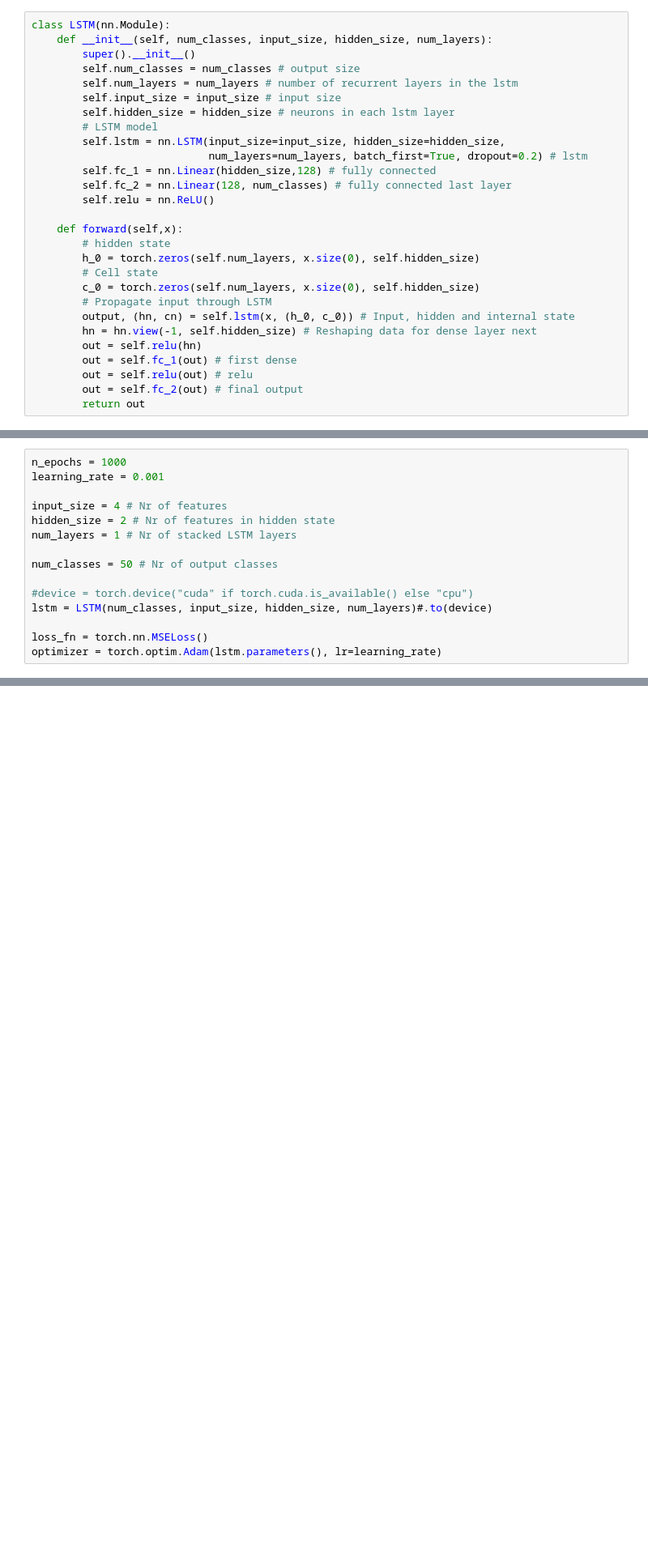
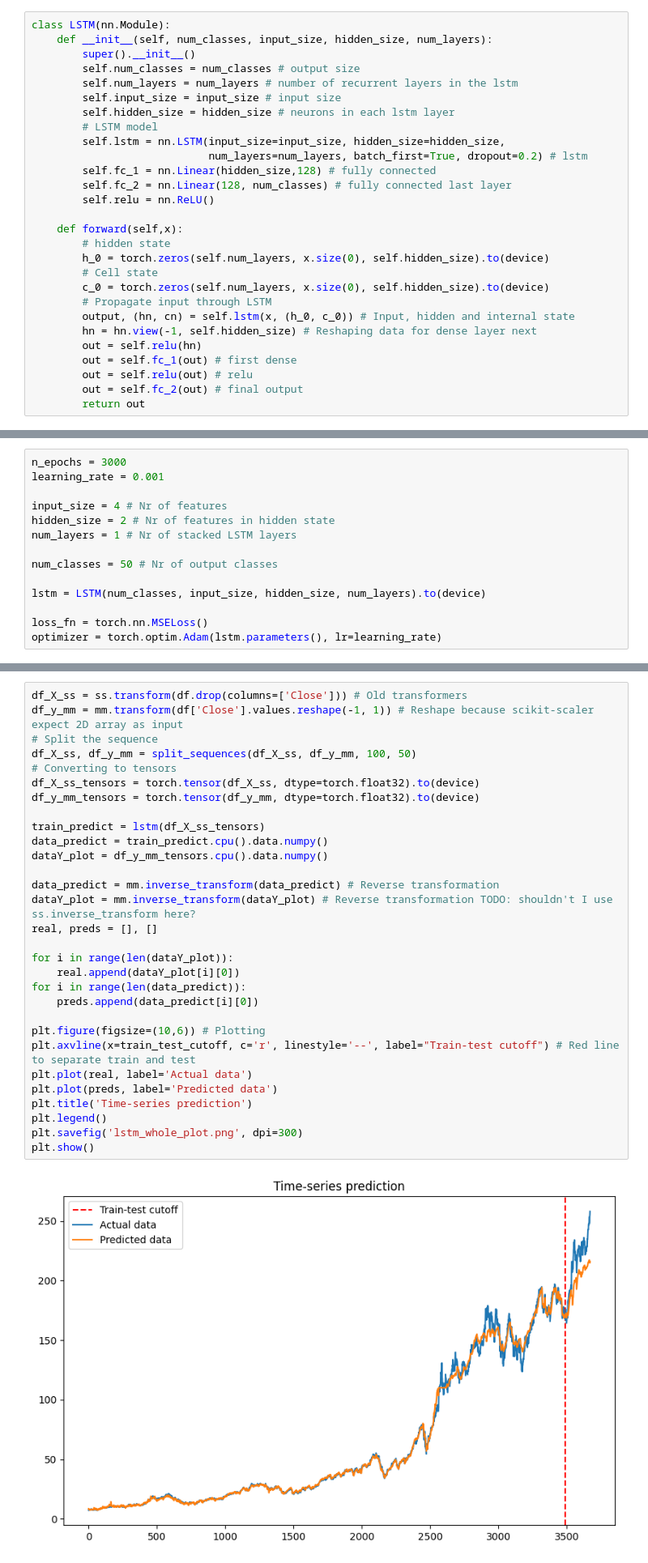
Before and after one commit to martinsandor707/Geometric_DataAnalysis, a Jupyter notebook: lstm.ipynb, the cells around one changed output, grey strips where cells are left out. Shown: that part at 81% size. Saved outputs shown, nothing was run; the diff lists cells and outputs as text; blank space fills up the shorter version.

Commit message:
Completed lstm with mysterious offset

```diff
--- a/lstm.ipynb
+++ b/lstm.ipynb
@@ -219,9 +220,9 @@ class LSTM(nn.Module):
 
     def forward(self,x):
         # hidden state
-        h_0 = torch.zeros(self.num_layers, x.size(0), self.hidden_size)
+        h_0 = torch.zeros(self.num_layers, x.size(0), self.hidden_size).to(device)
         # Cell state
-        c_0 = torch.zeros(self.num_layers, x.size(0), self.hidden_size)
+        c_0 = torch.zeros(self.num_layers, x.size(0), self.hidden_size).to(device)
         # Propagate input through LSTM
         output, (hn, cn) = self.lstm(x, (h_0, c_0)) # Input, hidden and internal state
         hn = hn.view(-1, self.hidden_size) # Reshaping data for dense layer next
@@ -255,7 +250,7 @@ def training_loop(n_epochs, lstm, optimizer, loss_fn, X_train, y_train, X_test,
         if epoch % 100 == 0:
             print(f"Epoch: {epoch}, Train Loss: {round(loss.item(),5)}, Test Loss: {round(test_loss.item(),5)}")
 # %%
-n_epochs = 1000
+n_epochs = 3000
 learning_rate = 0.001
 
 input_size = 4 # Nr of features
@@ -264,8 +259,7 @@ num_layers = 1 # Nr of stacked LSTM layers
 
 num_classes = 50 # Nr of output classes
 
-#device = torch.device("cuda" if torch.cuda.is_available() else "cpu")
-lstm = LSTM(num_classes, input_size, hidden_size, num_layers)#.to(device)
+lstm = LSTM(num_classes, input_size, hidden_size, num_layers).to(device)
 
 loss_fn = torch.nn.MSELoss()
 optimizer = torch.optim.Adam(lstm.parameters(), lr=learning_rate)
@@ -316,0 +295,32 @@ df[train_size:len(X)]
+# %%
+df_X_ss = ss.transform(df.drop(columns=['Close'])) # Old transformers
+df_y_mm = mm.transform(df['Close'].values.reshape(-1, 1)) # Reshape because scikit-scaler expect 2D array as input
+# Split the sequence
+df_X_ss, df_y_mm = split_sequences(df_X_ss, df_y_mm, 100, 50)
+# Converting to tensors
+df_X_ss_tensors = torch.tensor(df_X_ss, dtype=torch.float32).to(device)
+df_y_mm_tensors = torch.tensor(df_y_mm, dtype=torch.float32).to(device)
+
+train_predict = lstm(df_X_ss_tensors)
+data_predict = train_predict.cpu().data.numpy()
+dataY_plot = df_y_mm_tensors.cpu().data.numpy()
+
+data_predict = mm.inverse_transform(data_predict) # Reverse transformation
+dataY_plot = mm.inverse_transform(dataY_plot) # Reverse transformation TODO: shouldn't I use ss.inverse_transform here?
+real, preds = [], []
+
+for i in range(len(dataY_plot)):
+    real.append(dataY_plot[i][0])
+for i in range(len(data_predict)):
+    preds.append(data_predict[i][0])
+
+plt.figure(figsize=(10,6)) # Plotting
+plt.axvline(x=train_test_cutoff, c='r', linestyle='--', label="Train-test cutoff") # Red line to separate train and test
+plt.plot(real, label='Actual data')
+plt.plot(preds, label='Predicted data')
+plt.title('Time-series prediction')
+plt.legend()
+plt.savefig('lstm_whole_plot.png', dpi=300)
+plt.show()
+# %% [output]
+[figure, added]
```
Also changed, not shown: parts of 28 cells of this notebook, 4 other files.
